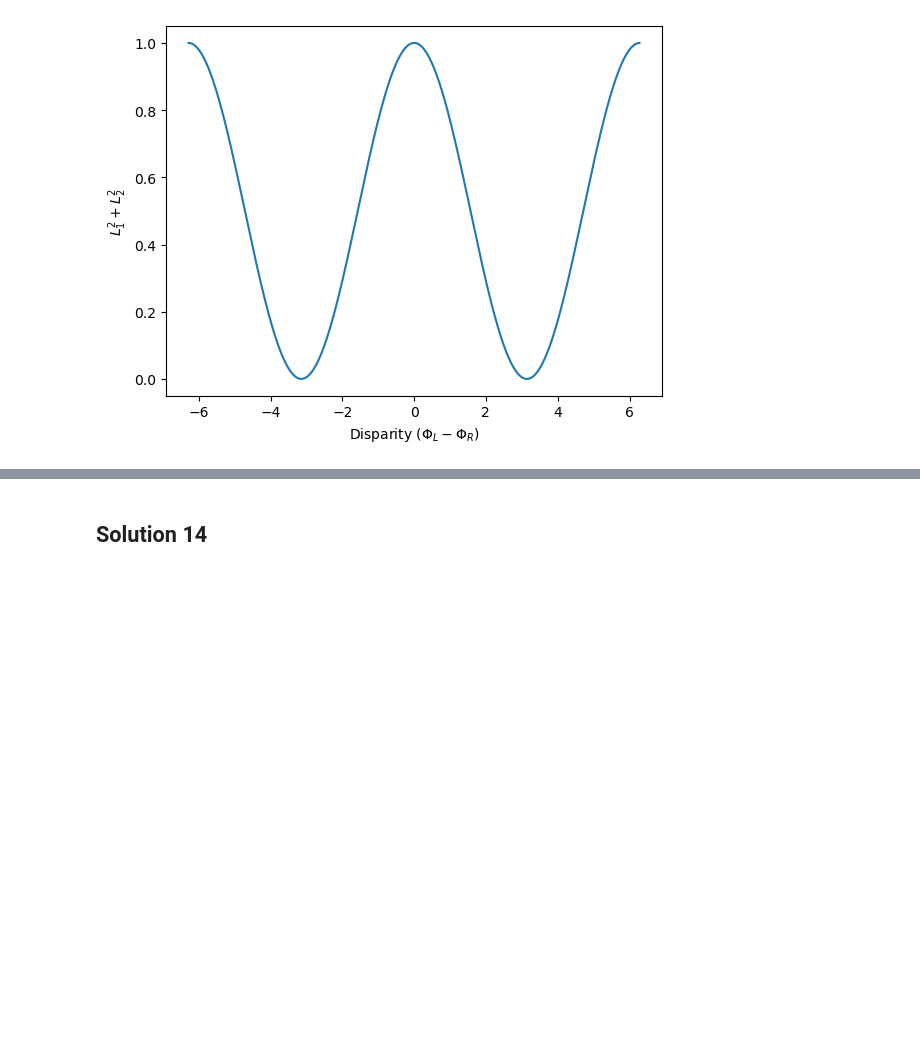
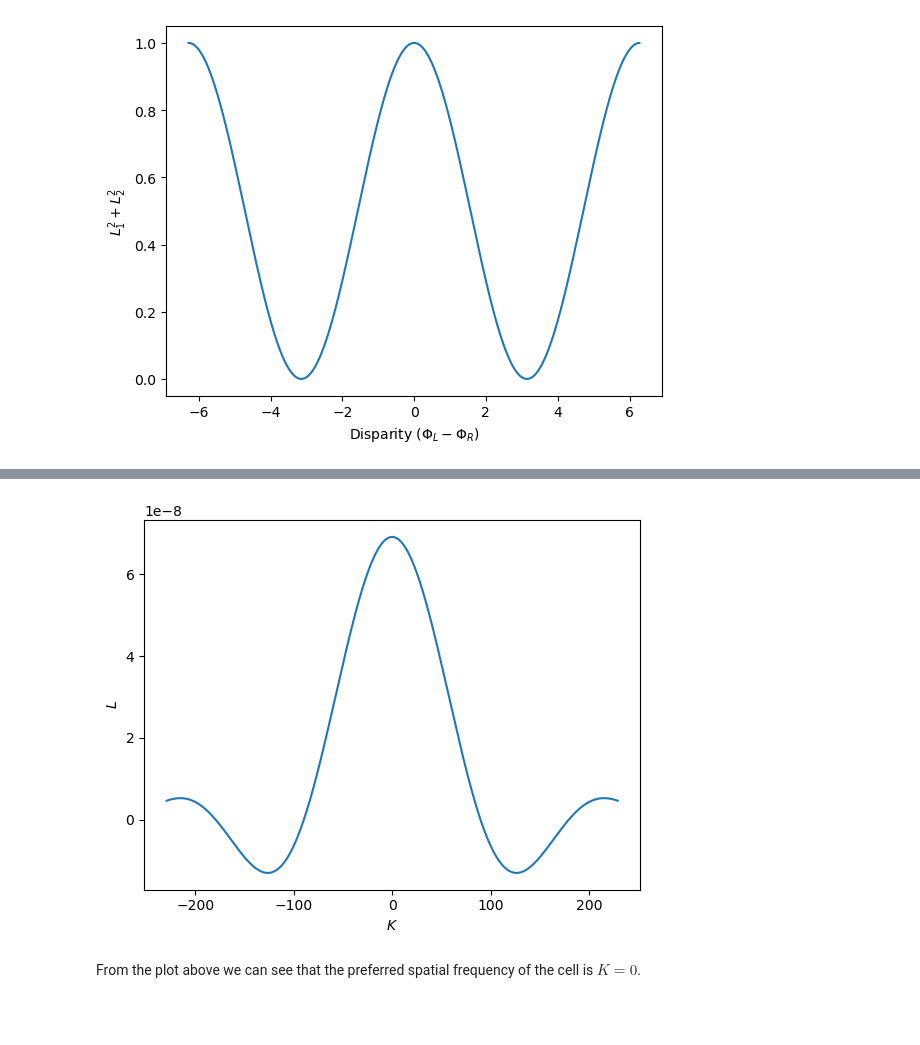
Before and after one commit to JKilgallen/theoretical_neuroscience, a Jupyter notebook: exercises/c2.ipynb, the cells around one changed output, grey strips where cells are left out. Drawn from its saved outputs; the diff is of its cells as text; code cells hidden in the pictures; blank space fills up the shorter version.

Commit message:
Added solution to exercise 14.

```diff
--- a/exercises/c2.ipynb
+++ b/exercises/c2.ipynb
@@ -1324,2 +1327,35 @@ the stimulus $$s=\cos(Kx)$$ for a range of $K$ values. Use $\sigma_c=0.3\degree,
+# %%
+dx = 0.01
+dy = 0.01
+x = np.arange(-2*np.pi/180, 2*np.pi/180, dx)
+y = np.arange(-2*np.pi/180, 2*np.pi/180, dy)
+
+dt = 0.01
+t = np.arange(0,0.5,dt)
+
+dK = 0.1
+K = np.arange(-720/np.pi, 720/np.pi, dK)
+
+xs, ys, ts, Ks = np.meshgrid(x, y, t, K, indexing='ij')
+
+sigma_c = 180/(0.3*np.pi)
+sigma_s = 180/(1.5*np.pi)
+B=5
+alpha = 1/0.016
+beta = 1/0.064
+
+Dt = alpha**2*ts*np.exp(-alpha*ts)-beta**2*ts*np.exp(-beta*ts)
+D = Dt/(2*np.pi*sigma_c**2) * np.exp(-(xs**2+ys**2)/(2*sigma_c**2))
+D -= (B*Dt)/(2*np.pi*sigma_s**2)*np.exp(-(xs**2+ys**2)/(2*sigma_s**2))
+s = np.cos(Ks*xs)
+
+L = np.sum(D*s*dx*dy*dt, axis = (0,1,2))
+plt.plot(K, L)
+plt.xlabel(r'$K$')
+plt.ylabel(r'$L$');
+# %% [output]
+[figure, added]
+# %% [markdown]
+From the plot above we can see that the preferred spatial frequency of the cell is $K=0$.
 # %% [markdown]
-## Solution 14
+##
```
Also changed, not shown: parts of 3 cells of this notebook.
